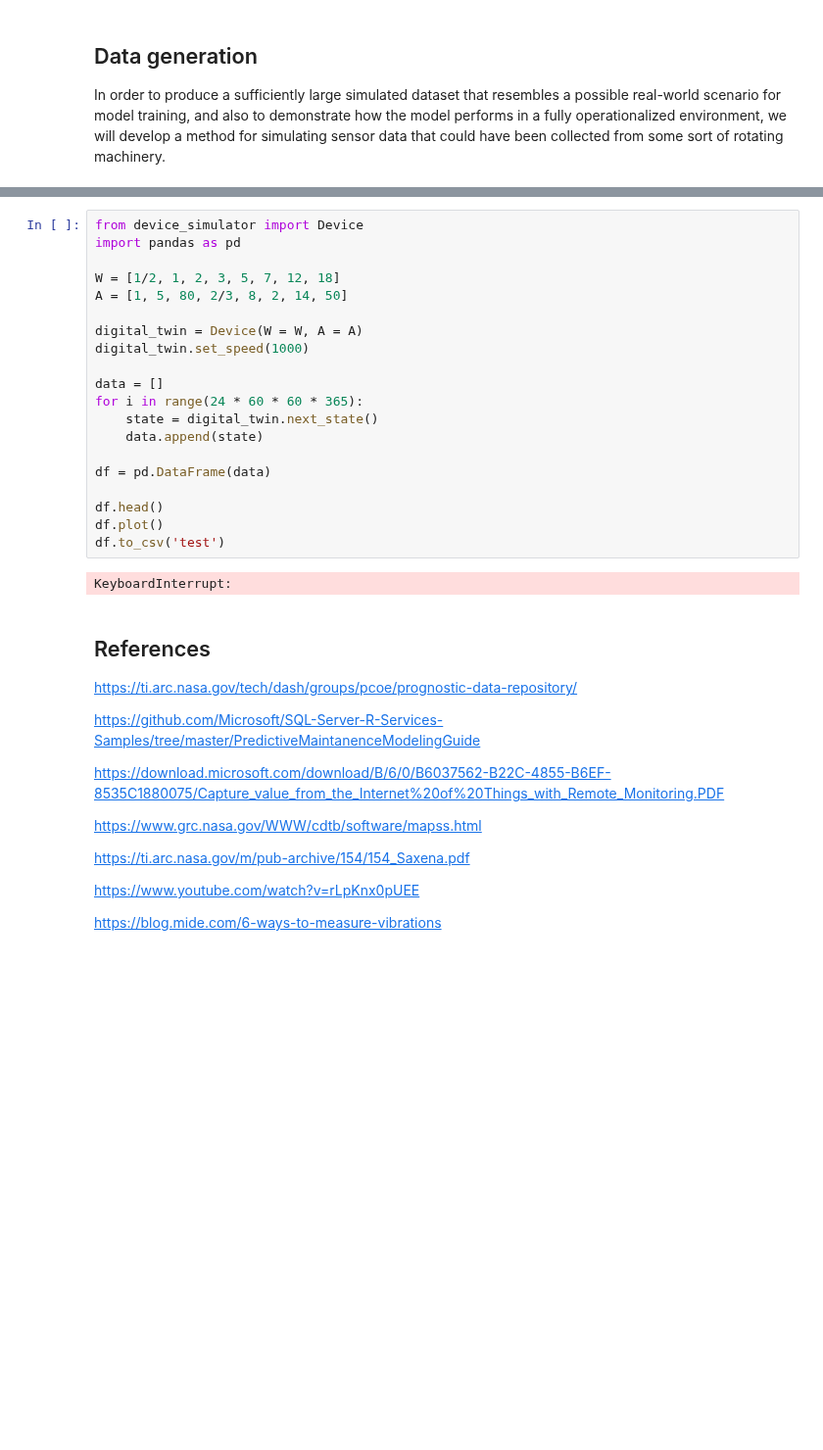
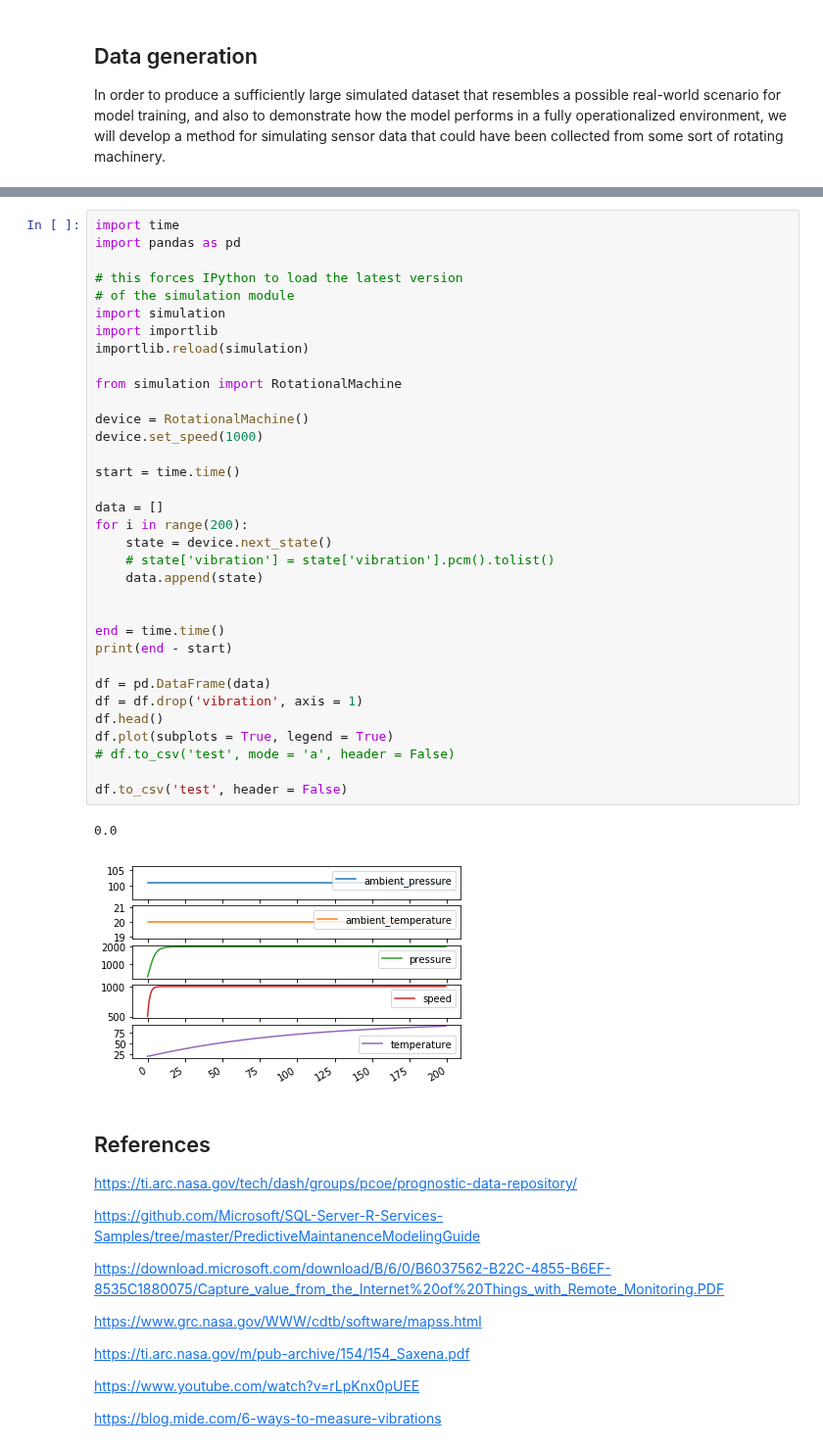
Before and after one commit to Azure/AI-PredictiveMaintenance, a Jupyter notebook: src/AML/Notebooks/DataGeneration.ipynb, the cells around one changed output, grey strips where cells are left out. Shown at 98% size. Cells and saved outputs as stored; diff of their text form; blank space fills up the shorter version.

Commit message:
Embedding a working simulator

```diff
--- a/src/AML/Notebooks/DataGeneration.ipynb
+++ b/src/AML/Notebooks/DataGeneration.ipynb
@@ -343,25 +327,40 @@ Overwriting device_simulator.py
-# %%
-from device_simulator import Device
-import pandas as pd
-
-W = [1/2, 1, 2, 3, 5, 7, 12, 18]
-A = [1, 5, 80, 2/3, 8, 2, 14, 50]
-
-digital_twin = Device(W = W, A = A)
-digital_twin.set_speed(1000)
-
-data = []
-for i in range(24 * 60 * 60 * 365):
-    state = digital_twin.next_state()
-    data.append(state)
-
-df = pd.DataFrame(data)
-
-df.head()
-df.plot()
-df.to_csv('test')
-# %% [output]
-KeyboardInterrupt:
+# %%
+import time
+import pandas as pd
+
+# this forces IPython to load the latest version
+# of the simulation module
+import simulation
+import importlib
+importlib.reload(simulation)
+
+from simulation import RotationalMachine
+
+device = RotationalMachine()
+device.set_speed(1000)
+
+start = time.time()
+
+data = []
+for i in range(200):
+    state = device.next_state()
+    # state['vibration'] = state['vibration'].pcm().tolist()
+    data.append(state)
+
+
+end = time.time()
+print(end - start)
+
+df = pd.DataFrame(data)
+df = df.drop('vibration', axis = 1)
+df.head()
+df.plot(subplots = True, legend = True)
+# df.to_csv('test', mode = 'a', header = False)
+
+df.to_csv('test', header = False)
+# %% [output]
+0.0
+[figure, added]
 # %% [markdown]
 ## References
 
```
Also changed, not shown: parts of 4 cells of this notebook.
